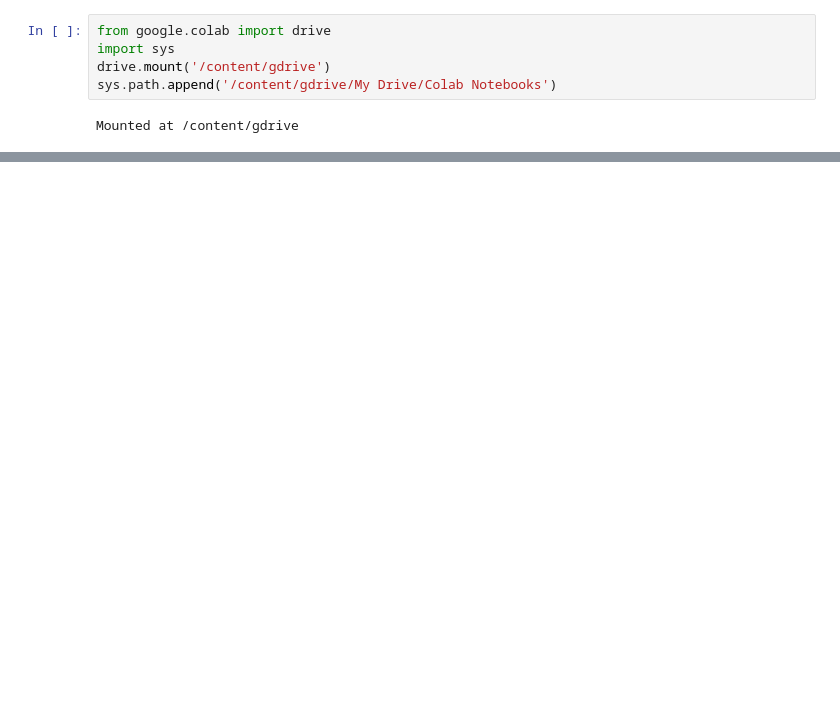
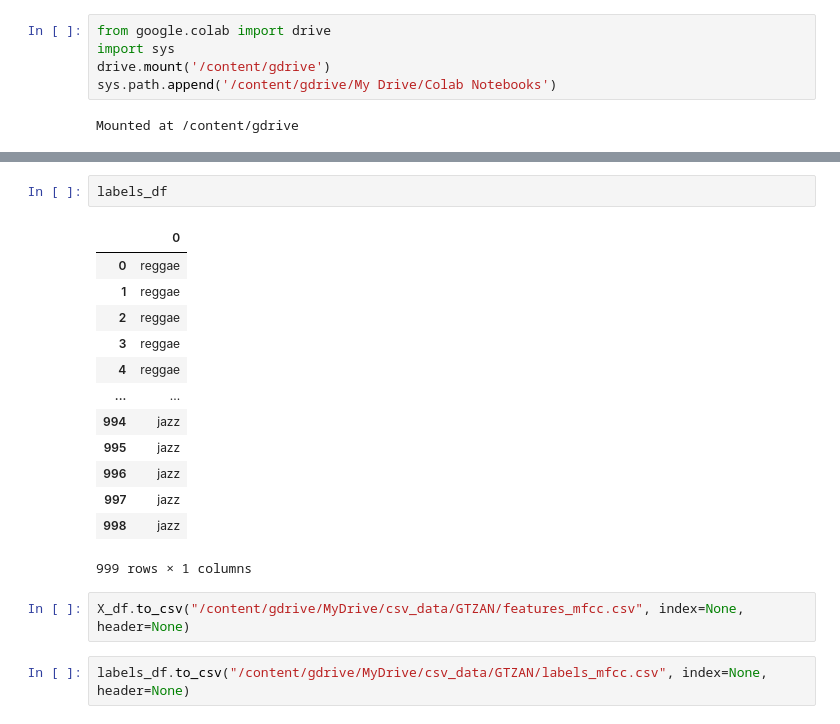
Before and after one commit to pszachew/Music-Genre-Classification, a Jupyter notebook: GTZAN/embedding_mfcc.ipynb, the cells around one changed output, grey strips where cells are left out. Drawn from its saved outputs; the diff is of its cells as text; blank space fills up the shorter version.

```diff
--- a/GTZAN/embedding_mfcc.ipynb
+++ b/GTZAN/embedding_mfcc.ipynb
@@ -29,0 +48,20 @@ FileNotFoundError: ignored
+# %%
+labels_df
+# %% [output]
+|  | 0 |
+| 0 | reggae |
+| 1 | reggae |
+| 2 | reggae |
+| 3 | reggae |
+| 4 | reggae |
+| ... | ... |
+| 994 | jazz |
+| 995 | jazz |
+| 996 | jazz |
+| 997 | jazz |
+| 998 | jazz |
+999 rows × 1 columns
+# %%
+X_df.to_csv("/content/gdrive/MyDrive/csv_data/GTZAN/features_mfcc.csv", index=None, header=None)
+# %%
+labels_df.to_csv("/content/gdrive/MyDrive/csv_data/GTZAN/labels_mfcc.csv", index=None, header=None)
```
Also changed, not shown: parts of 4 cells of this notebook.
